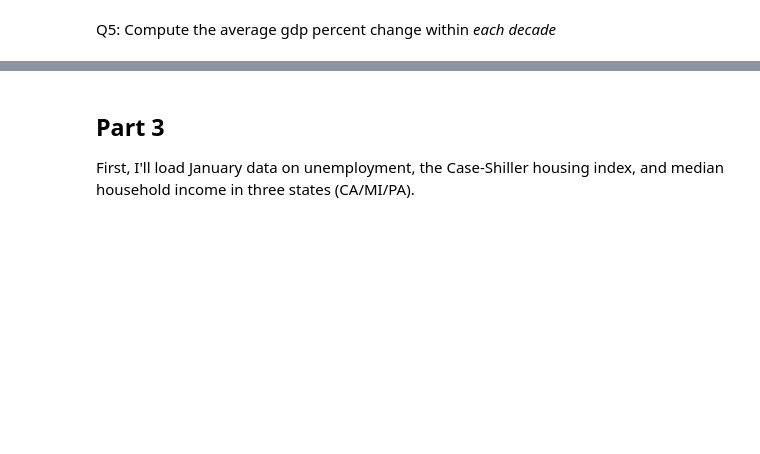
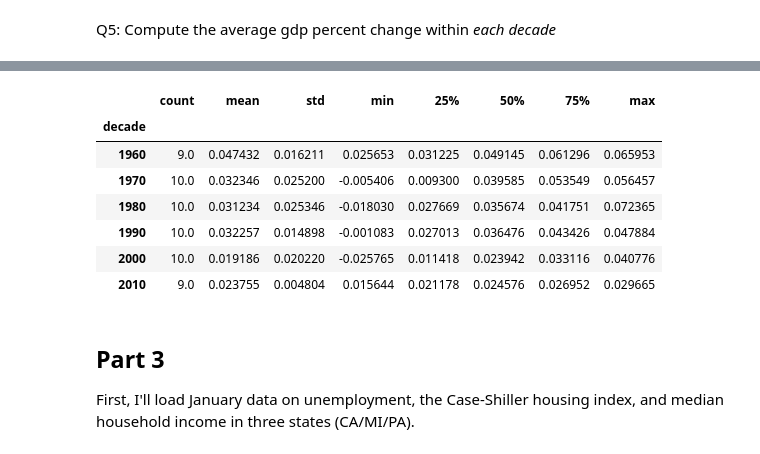
Before and after one commit to donbowen/ClassNotes12pm-2025, a Jupyter notebook: Exercises/Pandas exercises.ipynb, the cells around one changed output, grey strips where cells are left out. Drawn from its saved outputs; the diff is of its cells as text; code cells hidden in the pictures; blank space fills up the shorter version.

```diff
--- a/Exercises/Pandas exercises.ipynb
+++ b/Exercises/Pandas exercises.ipynb
@@ -339,3 +355,8 @@ Q3: What is the average ANNUAL GDP, based on the data?
 ## Part 2
 
 Q4: Download the annual *real* gdp from 1960 to 2018 from FRED and compute the average annual percent change
+# %%
+beg = datetime.datetime(1960, 1, 1)
+end = datetime.datetime(2018, 1, 1)
+rgdp = pdr.data.DataReader('GDPCA', 'fred', beg, end)
+rgdp.pct_change().mean()
@@ -342,2 +366,5 @@ Q4: Download the annual *real* gdp from 1960 to 2018 from FRED and compute the a
 # %% [markdown]
 Q5: Compute the average gdp percent change within *each decade*
+# %%
+rgdp['pct_change'] = rgdp['GDPCA'].pct_change()
+rgdp
@@ -344,3 +386,26 @@ Q5: Compute the average gdp percent change within *each decade*
+# %%
+# i need to know the year of each row
+rgdp['year'] = rgdp.index.year
+rgdp['decade'] = 10* (rgdp.index.year // 10)
+rgdp.groupby(['decade']) # for each decde...
+rgdp.groupby(['decade']).mean()  # for each decade, average all variables
+
+rgdp.groupby(['decade']).mean()['pct_change']  # grab just that var from the output
+
+# for each decade          grab this variable    .mean() it
+rgdp.groupby(['decade'])   ['pct_change']        .mean()  # grab just that var from the output
+
+# for each decade          grab this variable    .describe() it
+rgdp.groupby(['decade'])   ['pct_change']        .describe()
+# %% [output]
+|  | count | mean | std | min | 25% | 50% | 75% | max |
+| decade |  |  |  |  |  |  |  |  |
+| 1960 | 9.0 | 0.047432 | 0.016211 | 0.025653 | 0.031225 | 0.049145 | 0.061296 | 0.065953 |
+| 1970 | 10.0 | 0.032346 | 0.025200 | -0.005406 | 0.009300 | 0.039585 | 0.053549 | 0.056457 |
+| 1980 | 10.0 | 0.031234 | 0.025346 | -0.018030 | 0.027669 | 0.035674 | 0.041751 | 0.072365 |
+| 1990 | 10.0 | 0.032257 | 0.014898 | -0.001083 | 0.027013 | 0.036476 | 0.043426 | 0.047884 |
+| 2000 | 10.0 | 0.019186 | 0.020220 | -0.025765 | 0.011418 | 0.023942 | 0.033116 | 0.040776 |
+| 2010 | 9.0 | 0.023755 | 0.004804 | 0.015644 | 0.021178 | 0.024576 | 0.026952 | 0.029665 |
 # %% [markdown]
 ## Part 3
 
```
Also changed, not shown: parts of 12 cells of this notebook, 1 other file.
